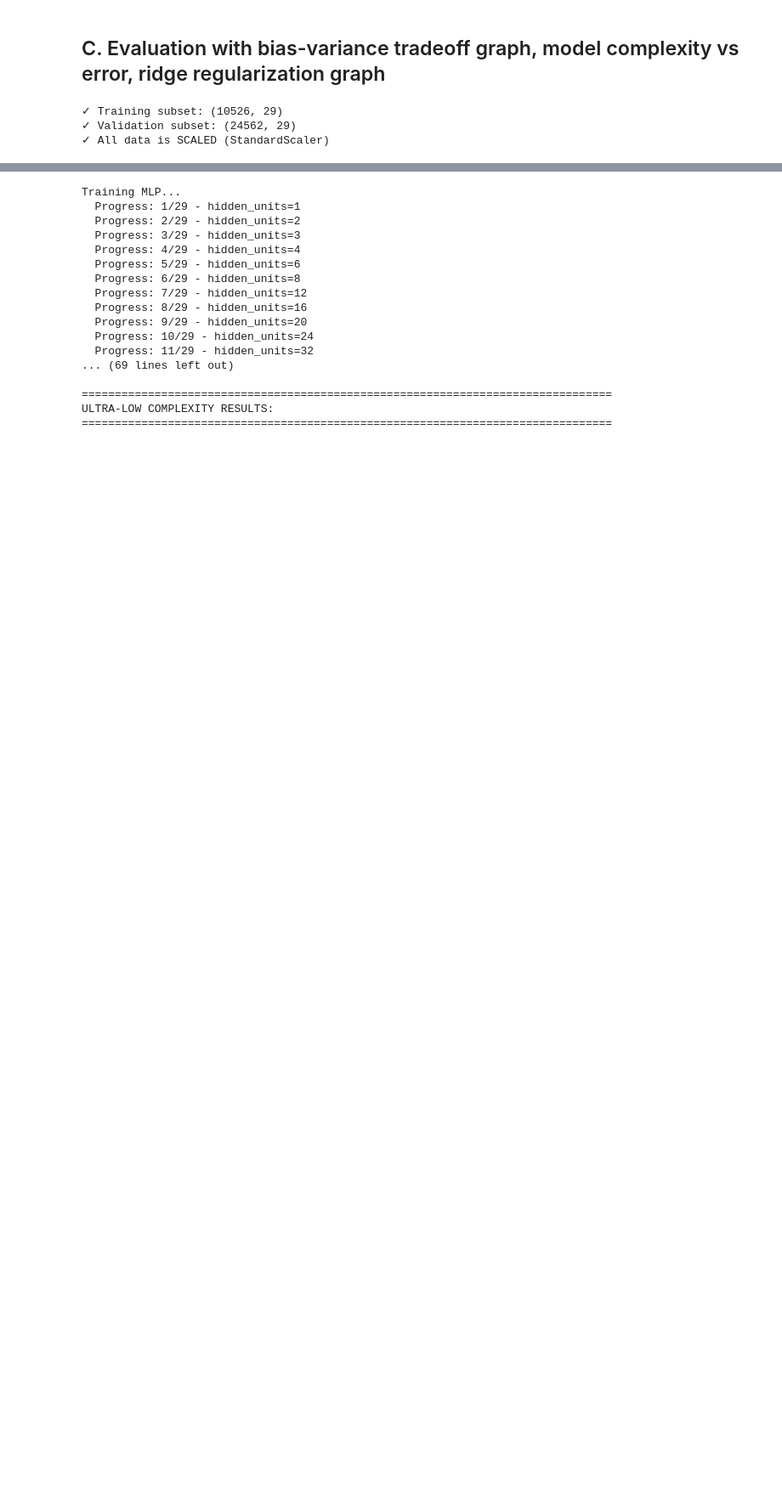
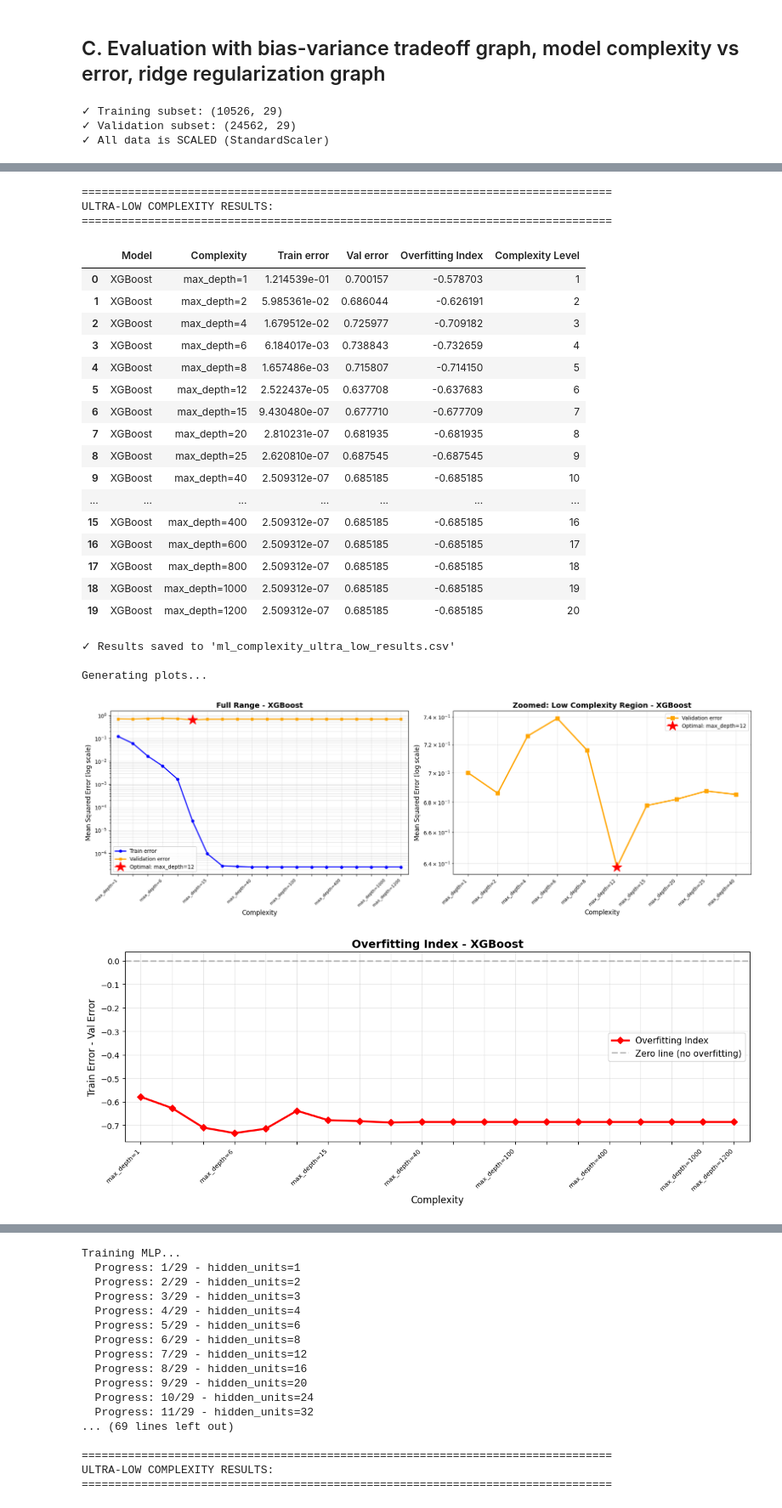
Before and after one commit to ocx-1129/ml_assignment, a Jupyter notebook: newEnergyPredMain.ipynb, the cells around one changed output, grey strips where cells are left out. Shown at 85% size. Cells and saved outputs as stored; diff of their text form; code cells hidden in the pictures; blank space fills up the shorter version.

```diff
--- a/newEnergyPredMain.ipynb
+++ b/newEnergyPredMain.ipynb
@@ -1292,11 +1294,11 @@ print(f"✓ All data is SCALED (StandardScaler)")
 from sklearn.preprocessing import PolynomialFeatures
 
 ml_model_configs = {
-    "Linear Regression": {"degree": list(range(1, 4))},
-    "Ridge Regression": {"alpha": [1e-5, 1e-4, 1e-3, 1e-2, 1e-1, 1, 10, 50, 100]},
-    "Linear SVR": {"C": [1e-5, 1e-4, 1e-3, 1e-2, 1e-1, 1, 10, 100, 1e3, 1e4]},
-    "Decision Tree": {"max_leaf_nodes": [10,20,30,40,50,60,70,80,90,100,200,300,400,500,600,1000,1200]},
-    "Random Forest": {"max_depth": list(range(1, 31)) + [None]},
+    # "Linear Regression": {"degree": list(range(1, 4))},
+    # "Ridge Regression": {"alpha": [1e-5, 1e-4, 1e-3, 1e-2, 1e-1, 1, 10, 50, 100]},
+    # "Linear SVR": {"C": [1e-5, 1e-4, 1e-3, 1e-2, 1e-1, 1, 10, 100, 1e3, 1e4]},
+    # "Decision Tree": {"max_leaf_nodes": [10,20,30,40,50,60,70,80,90,100,200,300,400,500,600,1000,1200]},
+    # "Random Forest": {"max_depth": list(range(1, 31)) + [None]},
     "XGBoost": {"max_depth":[1,2,4,6,8,12,15,20,25,40,60,80,100,150,200,400,600,800,1000,1200]}
 }
 
@@ -1425,8 +1427,8 @@ for model in ml_cm_df["Model"].unique():
     zoom_point = max(10, int(len(temp) * 0.4))
     temp_zoom = temp.iloc[:zoom_point]
 
-    ax2.plot(temp_zoom["Complexity Level"], temp_zoom["Train error"],
-            marker='o', linestyle='-', linewidth=2.5, markersize=7, label='Train error', color='blue')
+    # ax2.plot(temp_zoom["Complexity Level"], temp_zoom["Train error"],
+    #         marker='o', linestyle='-', linewidth=2.5, markersize=7, label='Train error', color='blue')
     ax2.plot(temp_zoom["Complexity Level"], temp_zoom["Val error"],
             marker='s', linestyle='-', linewidth=2.5, markersize=7, label='Validation error', color='orange')
 
@@ -1490,0 +1514,25 @@ Training Linear Regression...
+================================================================================
+ULTRA-LOW COMPLEXITY RESULTS:
+================================================================================
+|  | Model | Complexity | Train error | Val error | Overfitting Index | Complexity Level |
+| 0 | XGBoost | max_depth=1 | 1.214539e-01 | 0.700157 | -0.578703 | 1 |
+| 1 | XGBoost | max_depth=2 | 5.985361e-02 | 0.686044 | -0.626191 | 2 |
+| 2 | XGBoost | max_depth=4 | 1.679512e-02 | 0.725977 | -0.709182 | 3 |
+| 3 | XGBoost | max_depth=6 | 6.184017e-03 | 0.738843 | -0.732659 | 4 |
+| 4 | XGBoost | max_depth=8 | 1.657486e-03 | 0.715807 | -0.714150 | 5 |
+| 5 | XGBoost | max_depth=12 | 2.522437e-05 | 0.637708 | -0.637683 | 6 |
+| 6 | XGBoost | max_depth=15 | 9.430480e-07 | 0.677710 | -0.677709 | 7 |
+| 7 | XGBoost | max_depth=20 | 2.810231e-07 | 0.681935 | -0.681935 | 8 |
+| 8 | XGBoost | max_depth=25 | 2.620810e-07 | 0.687545 | -0.687545 | 9 |
+| 9 | XGBoost | max_depth=40 | 2.509312e-07 | 0.685185 | -0.685185 | 10 |
+| ... | ... | ... | ... | ... | ... | ... |
+| 15 | XGBoost | max_depth=400 | 2.509312e-07 | 0.685185 | -0.685185 | 16 |
+| 16 | XGBoost | max_depth=600 | 2.509312e-07 | 0.685185 | -0.685185 | 17 |
+| 17 | XGBoost | max_depth=800 | 2.509312e-07 | 0.685185 | -0.685185 | 18 |
+| 18 | XGBoost | max_depth=1000 | 2.509312e-07 | 0.685185 | -0.685185 | 19 |
+| 19 | XGBoost | max_depth=1200 | 2.509312e-07 | 0.685185 | -0.685185 | 20 |
+✓ Results saved to 'ml_complexity_ultra_low_results.csv'
+
+Generating plots...
+[figure, added]
+[figure, added]
```
Also changed, not shown: parts of 2 cells of this notebook.
